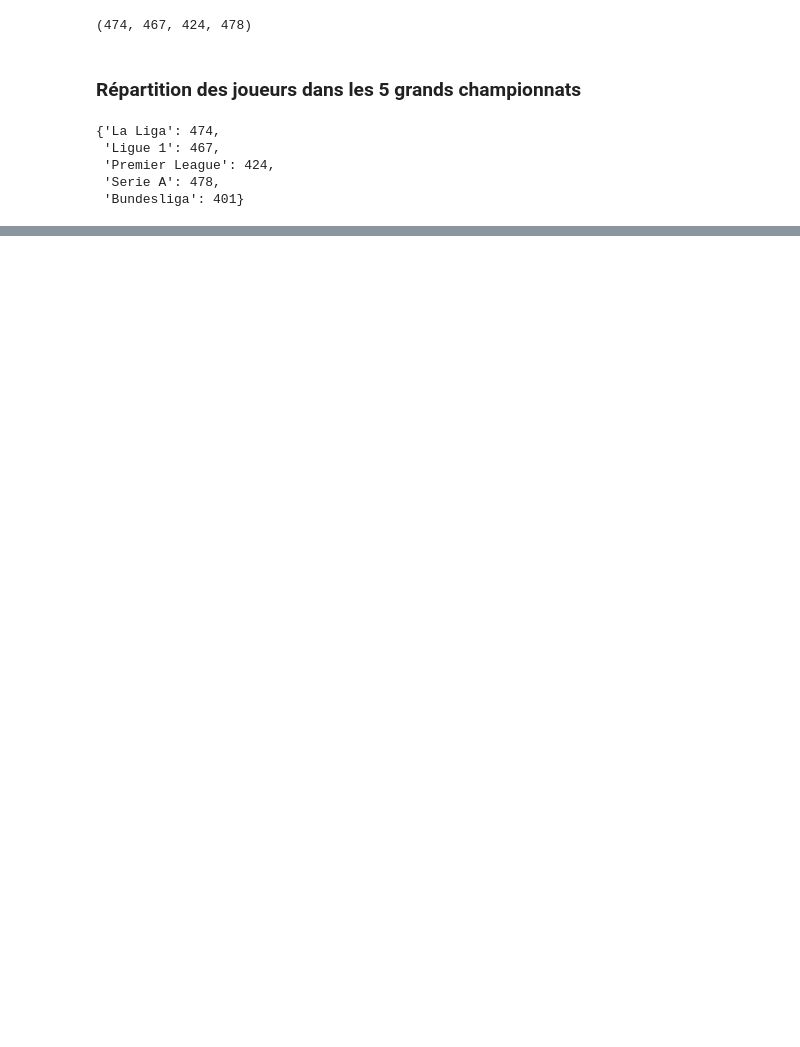
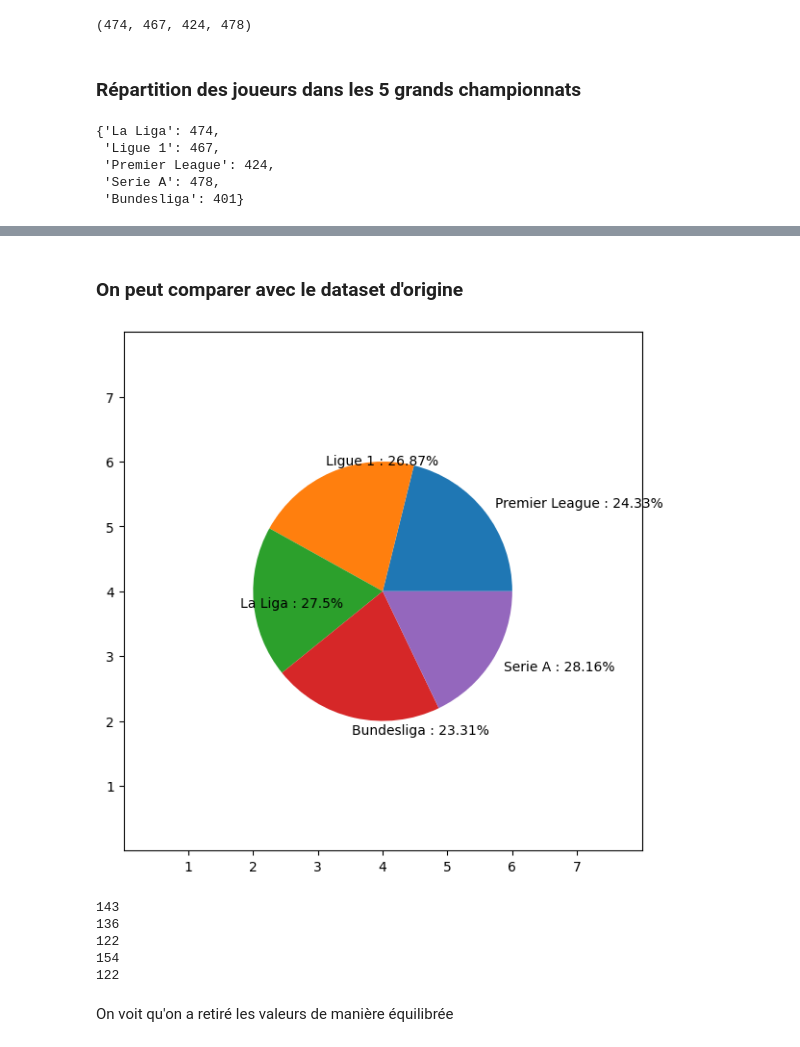
Before and after one commit to ThierryKunda/prediction-ballon-d-or, a Jupyter notebook: introduction.ipynb, the cells around one changed output, grey strips where cells are left out. Drawn from its saved outputs; the diff is of its cells as text; code cells hidden in the pictures; blank space fills up the shorter version.

```diff
--- a/introduction.ipynb
+++ b/introduction.ipynb
@@ -330,0 +339,33 @@ plt.show()
+# %% [markdown]
+### On peut comparer avec le dataset d'origine
+# %%
+filename = 'dataset.csv'
+df_orig = pd.read_csv(filename, sep=";", header=0)
+champ_names = ["Premier League", "Ligue 1", "La Liga", "Bundesliga", "Serie A"]
+nbpc = {cmp: len(df_orig[df_orig['Comp'] == cmp]) for cmp in champ_names}
+
+fig, ax = plt.subplots()
+# Taille de l'image
+fig.set_size_inches(7,7)
+# Diagramme circulaire
+ax.pie(nb_par_champ.values(), frame=True, center=(4,4), radius=2, labels=[f"{cmp} : {round(nbpc[cmp]/total_joueurs*100, 2)}%" for cmp in nbpc])
+# Paramétrages des axes
+ax.set(xlim=(0, 8), xticks=np.arange(1, 8),
+       ylim=(0, 8), yticks=np.arange(1, 8))
+plt.show()
+# %% [output]
+[figure, added]
+# %%
+# {x: y for x in nb_par_champ for y in nbpc}
+for k1 in nb_par_champ:
+    for k2 in nbpc:
+        if k1 == k2:
+            print(nbpc[k2] - nb_par_champ[k1])
+# %% [output]
+143
+136
+122
+154
+122
+# %% [markdown]
+On voit qu'on a retiré les valeurs de manière équilibrée
```
Also changed, not shown: parts of 2 cells of this notebook.
